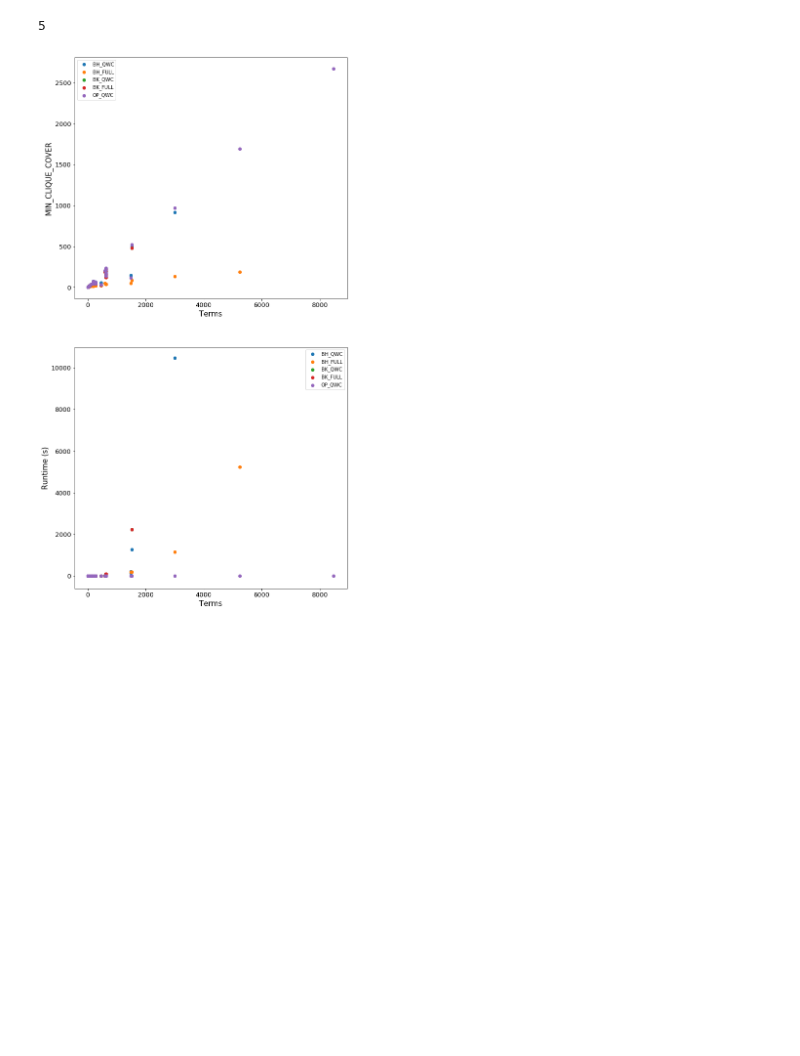
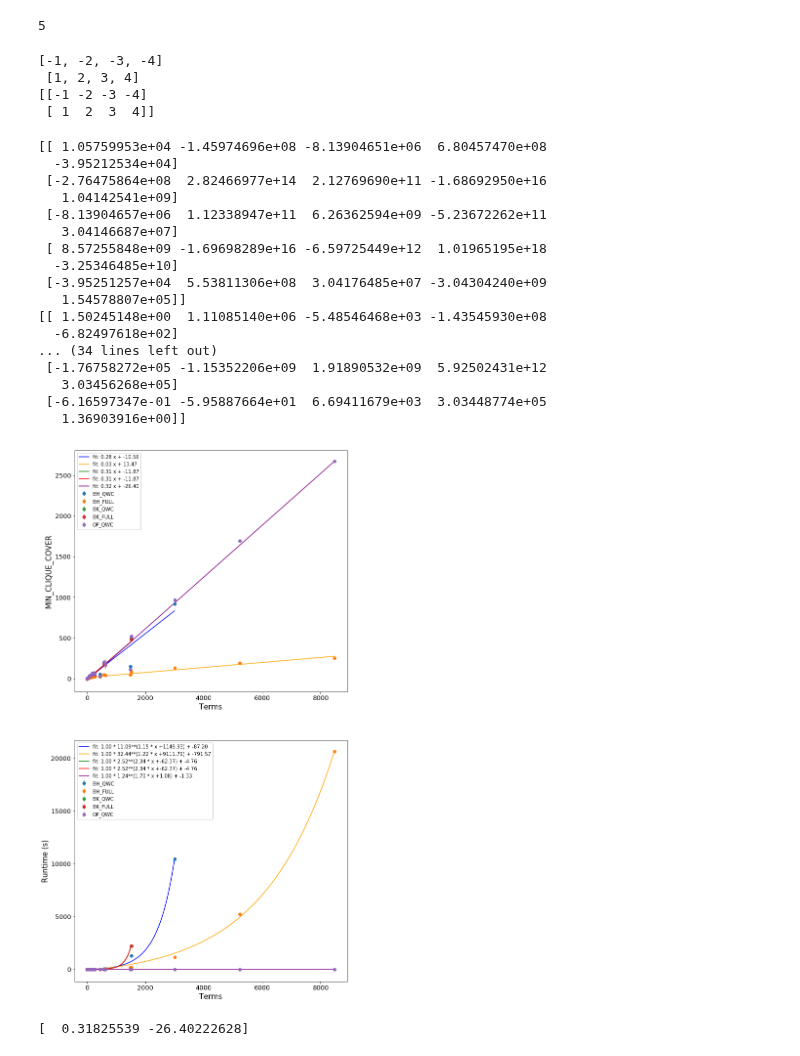
Before and after one commit to teaguetomesh/vqe-term-grouping, a Jupyter notebook: MIN_CLIQUE_COVER_scaling.ipynb, the cells around one changed output. Drawn from its saved outputs; the diff is of its cells as text; code cells hidden in the pictures; blank space fills up the shorter version.

Commit message:
fit curves to complexity plots -- edit plot appearance as desired

```diff
--- a/MIN_CLIQUE_COVER_scaling.ipynb
+++ b/MIN_CLIQUE_COVER_scaling.ipynb
@@ -218,3 +219,16 @@ print(len(bmarks))
 # %%
 def func(x, a, b, c):
     return a * np.exp(-b * x) + c
+# %%
+low = []
+high = []
+low.append([-1,-2,-3,-4])
+high.append([1,2,3,4])
+print(low[0],'\n',high[0])
+errs = np.stack((low[0],high[0]))
+print(errs)
+# %% [output]
+[-1, -2, -3, -4]
+ [1, 2, 3, 4]
+[[-1 -2 -3 -4]
+ [ 1  2  3  4]]
@@ -221,23 +255,71 @@ def func(x, a, b, c):
+# %%
+def lin_func(x, m, b):
+    return [m * xx + b for xx in x]
+# %%
+def exp_func(x, a, b, c, d, e):
+    return [b * a**(c * xx + d) + e for xx in x]
 # %%
 # Plotting
 from scipy.optimize import curve_fit
 fig, ax = plt.subplots(nrows=2,ncols=1,figsize=(10,20))
 
 labels = ['BH_QWC','BH_FULL','BK_QWC','BK_FULL','OP_QWC']
-
+c = ['blue','orange','green','red','purple']
 
 for i, bm in enumerate(bmarks):
-    terms = bm[:,0]
-    cliques = bm[:,1]
-    runtime = bm[:,2]
+    terms_temp = bm[:,0]
+    cliques_temp = bm[:,1]
+    runtime_temp = bm[:,2]
 
-    ax[0].scatter(terms,cliques,label=labels[i])
+    # Sort the benchmarks and get their errors
+    terms, cliques, clique_err = return_with_errors(terms_temp, cliques_temp)
+    _, runtime, runtime_err = return_with_errors(terms_temp, runtime_temp)
+
+    # print the benchmarks
+    #for n in range(len(terms)):
+    #    print('{}: {} [{},{}]'.format(terms[n], cliques[n], clique_err[0][n], clique_err[1][n]))
+
+    # Fit the benchmarks to linear and exponential funcs
+    fit_x = np.arange(0,terms[-1],2)
+
+    cpopt, cpcov = curve_fit(lin_func, terms, cliques)
+
+    ax[0].plot(fit_x, lin_func(fit_x, *cpopt),c=c[i],label='fit: {:.2f} x + {:.2f}'.format(*cpopt))
+
+    rpopt, rpcov = curve_fit(exp_func, terms, runtime)
+    print(rpcov)
+    ax[1].plot(fit_x, exp_func(fit_x, *rpopt),c=c[i],
+               label='fit: {:.2f} * {:.2f}**({:.2f} * x +{:.2f}) + {:.2f}'.format(*rpopt))
+
+    ax[0].errorbar(terms,cliques,yerr=[clique_err[0],clique_err[1]],fmt='o',label=labels[i])
     ax[0].set_ylabel('MIN_CLIQUE_COVER')
     ax[0].set_xlabel('Terms')
     ax[0].legend()
-    ax[1].scatter(terms,runtime, label=labels[i])
+
+    ax[1].errorbar(terms,runtime,yerr=[runtime_err[0],runtime_err[1]],fmt='o',label=labels[i])
     ax[1].set_ylabel('Runtime (s)')
     ax[1].set_xlabel('Terms')
     ax[1].legend()
 # %% [output]
+[[ 1.05759953e+04 -1.45974696e+08 -8.13904651e+06  6.80457470e+08
+  -3.95212534e+04]
+ [-2.76475864e+08  2.82466977e+14  2.12769690e+11 -1.68692950e+16
+   1.04142541e+09]
+ [-8.13904657e+06  1.12338947e+11  6.26362594e+09 -5.23672262e+11
+   3.04146687e+07]
+ [ 8.57255848e+09 -1.69698289e+16 -6.59725449e+12  1.01965195e+18
+  -3.25346485e+10]
+ [-3.95251257e+04  5.53811306e+08  3.04176485e+07 -3.04304240e+09
+   1.54578807e+05]]
+[[ 1.50245148e+00  1.11085140e+06 -5.48546468e+03 -1.43545930e+08
+  -6.82497618e+02]
+... (34 lines left out)
+ [-1.76758272e+05 -1.15352206e+09  1.91890532e+09  5.92502431e+12
+   3.03456268e+05]
+ [-6.16597347e-01 -5.95887664e+01  6.69411679e+03  3.03448774e+05
+   1.36903916e+00]]
-[figure, old version]
+[figure, new version]
+# %%
+print(cpopt)
+# %% [output]
+[  0.31825539 -26.40222628]
```
Also changed, not shown: parts of 2 cells of this notebook, 2 other files.
